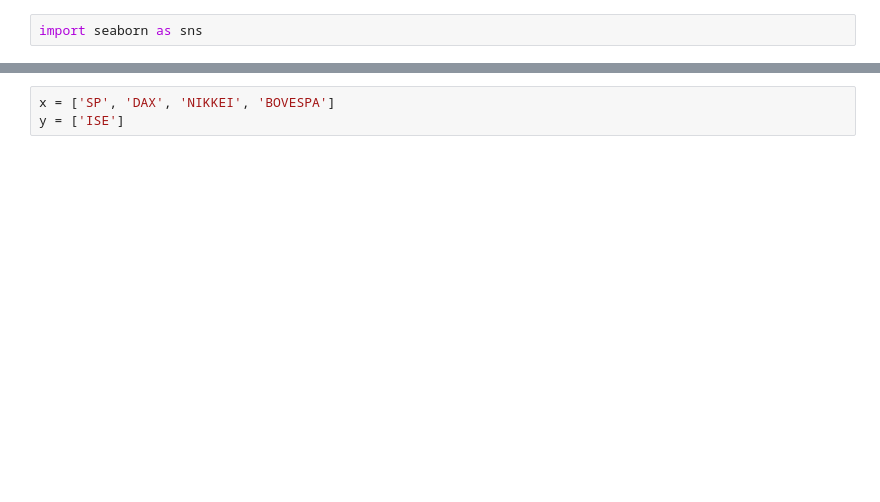
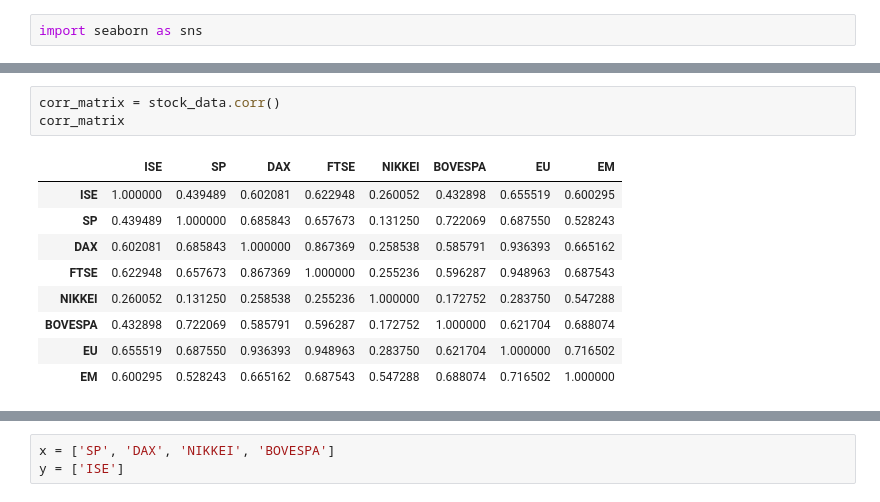
Before and after one commit to RaghavendhraRao/stock_market_prediction_ISE_DSFP, a Jupyter notebook: ds_final_proj_stock_market_colab.ipynb, the cells around one changed output, grey strips where cells are left out. Cells and saved outputs as stored; diff of their text form; blank space fills up the shorter version.

```diff
--- a/ds_final_proj_stock_market_colab.ipynb
+++ b/ds_final_proj_stock_market_colab.ipynb
@@ -450 +411,14 @@ import seaborn as sns
+# %%
+corr_matrix = stock_data.corr()
+corr_matrix
+# %% [output]
+|  | ISE | SP | DAX | FTSE | NIKKEI | BOVESPA | EU | EM |
+| ISE | 1.000000 | 0.439489 | 0.602081 | 0.622948 | 0.260052 | 0.432898 | 0.655519 | 0.600295 |
+| SP | 0.439489 | 1.000000 | 0.685843 | 0.657673 | 0.131250 | 0.722069 | 0.687550 | 0.528243 |
+| DAX | 0.602081 | 0.685843 | 1.000000 | 0.867369 | 0.258538 | 0.585791 | 0.936393 | 0.665162 |
+| FTSE | 0.622948 | 0.657673 | 0.867369 | 1.000000 | 0.255236 | 0.596287 | 0.948963 | 0.687543 |
+| NIKKEI | 0.260052 | 0.131250 | 0.258538 | 0.255236 | 1.000000 | 0.172752 | 0.283750 | 0.547288 |
+| BOVESPA | 0.432898 | 0.722069 | 0.585791 | 0.596287 | 0.172752 | 1.000000 | 0.621704 | 0.688074 |
+| EU | 0.655519 | 0.687550 | 0.936393 | 0.948963 | 0.283750 | 0.621704 | 1.000000 | 0.716502 |
+| EM | 0.600295 | 0.528243 | 0.665162 | 0.687543 | 0.547288 | 0.688074 | 0.716502 | 1.000000 |
 # %%
```
Also changed, not shown: parts of 50 cells of this notebook.
